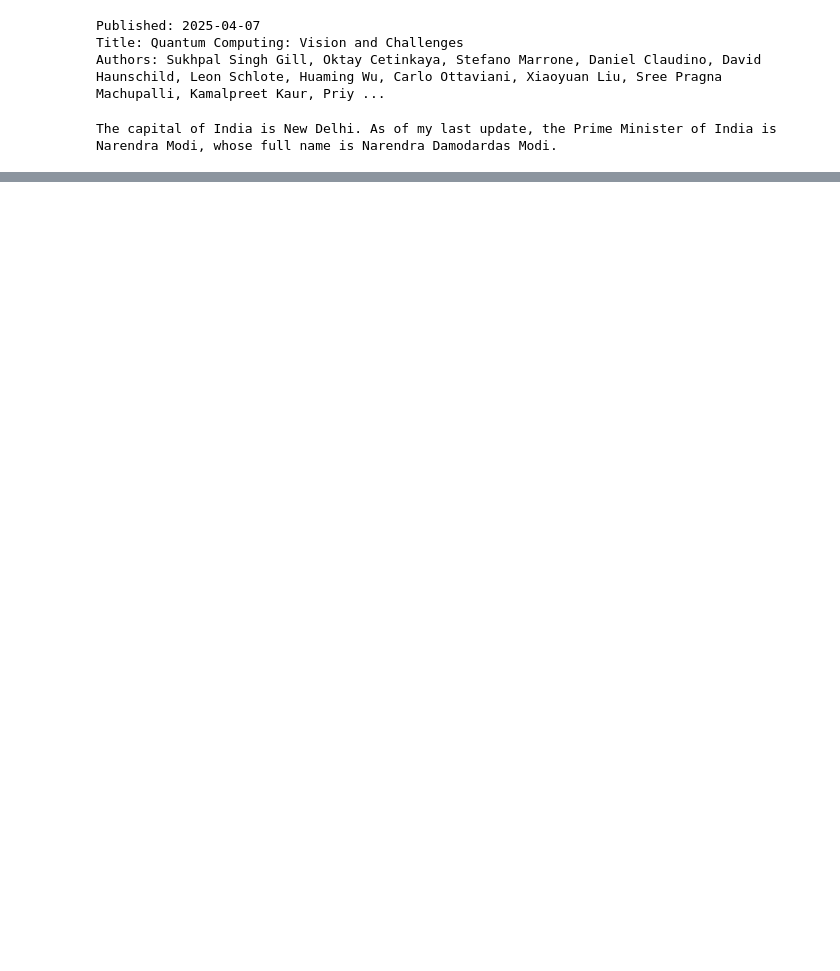
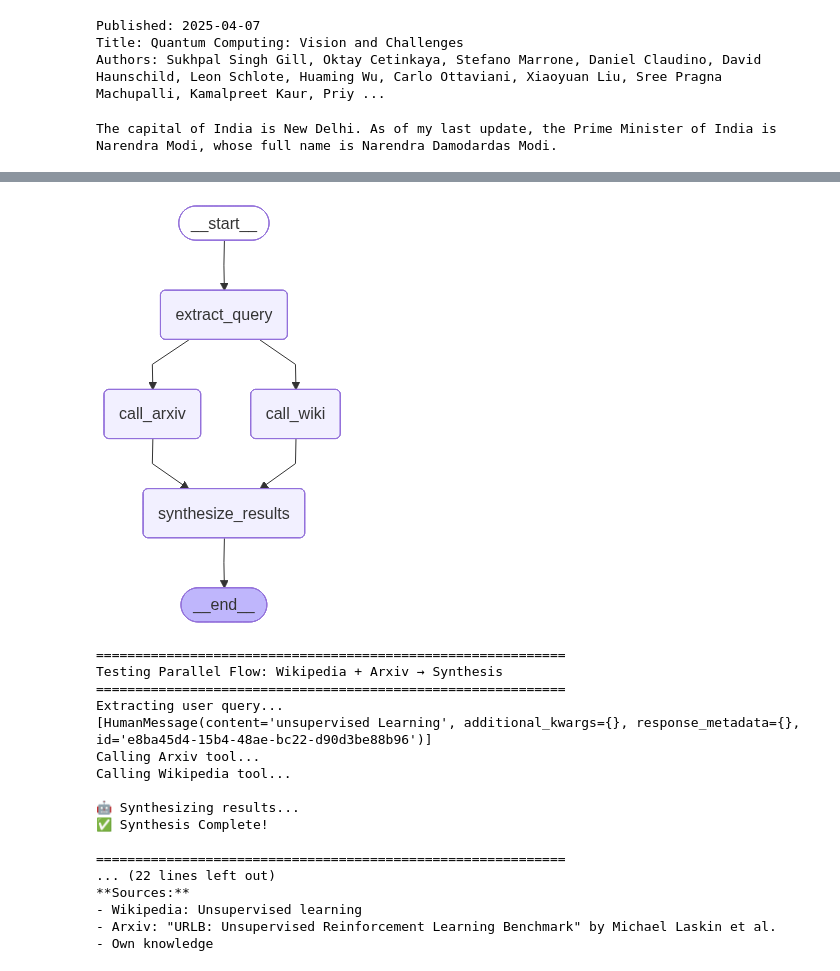
Before and after one commit to BimanCSE/MyDay2DayLearning, a Jupyter notebook: langgraph-tutorial.ipynb, the cells around one changed output, grey strips where cells are left out. Saved outputs shown, nothing was run; the diff lists cells and outputs as text; code cells hidden in the pictures; blank space fills up the shorter version.

```diff
--- a/langgraph-tutorial.ipynb
+++ b/langgraph-tutorial.ipynb
@@ -64,0 +263,50 @@ llm = langchain_commu
+# %%
+from langgraph.graph import StateGraph, START, END
+
+parallel_graph_builder = StateGraph(state_schema=SequenceState)
+parallel_graph_builder.add_node("extract_query", extraxt_query)
+parallel_graph_builder.add_node("call_wiki", call_wiki)
+parallel_graph_builder.add_node("call_arxiv", call_arxiv)
+parallel_graph_builder.add_node("synthesize_results", synthesize_results)
+parallel_graph_builder.add_edge(START, "extract_query")
+parallel_graph_builder.add_edge("extract_query", "call_wiki")
+parallel_graph_builder.add_edge("extract_query", "call_arxiv")
+parallel_graph_builder.add_edge("call_wiki", "synthesize_results")
+parallel_graph_builder.add_edge("call_arxiv", "synthesize_results")
+parallel_graph_builder.add_edge("synthesize_results", END)
+parallel_graph = parallel_graph_builder.compile()
+try:
+    display(Image(parallel_graph.get_graph().draw_mermaid_png()))
+except Exception as e:
+    print("Mermaid PNG rendering not supported in this environment.")
+# Step 5: Test it!
+print("=" * 60)
+print("Testing Parallel Flow: Wikipedia + Arxiv → Synthesis")
+print("=" * 60)
+
+user_input = "unsupervised Learning"
+result = parallel_graph.invoke({"messages": [("user", user_input)]})
+
+print("\n" + "=" * 60)
+print("FINAL RESULT:")
+print("=" * 60)
+print(result["messages"][-1].content)
+# %% [output]
+[figure, added]
+============================================================
+Testing Parallel Flow: Wikipedia + Arxiv → Synthesis
+============================================================
+Extracting user query...
+[HumanMessage(content='unsupervised Learning', additional_kwargs={}, response_metadata={}, id='e8ba45d4-15b4-48ae-bc22-d90d3be88b96')]
+Calling Arxiv tool...
+Calling Wikipedia tool...
+
+🤖 Synthesizing results...
+✅ Synthesis Complete!
+
+============================================================
+... (22 lines left out)
+**Sources:**
+- Wikipedia: Unsupervised learning
+- Arxiv: "URLB: Unsupervised Reinforcement Learning Benchmark" by Michael Laskin et al.
+- Own knowledge
```
Also changed, not shown: parts of 14 cells of this notebook.
